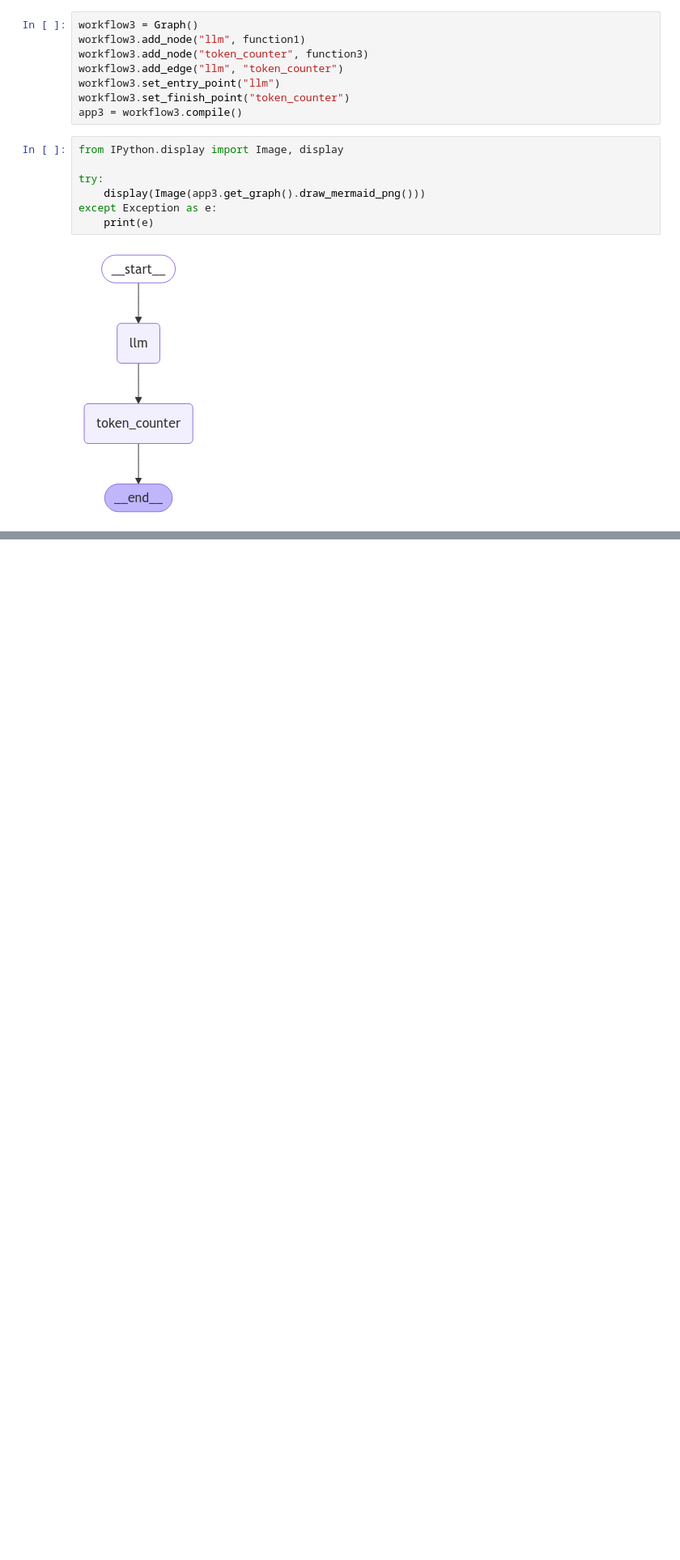
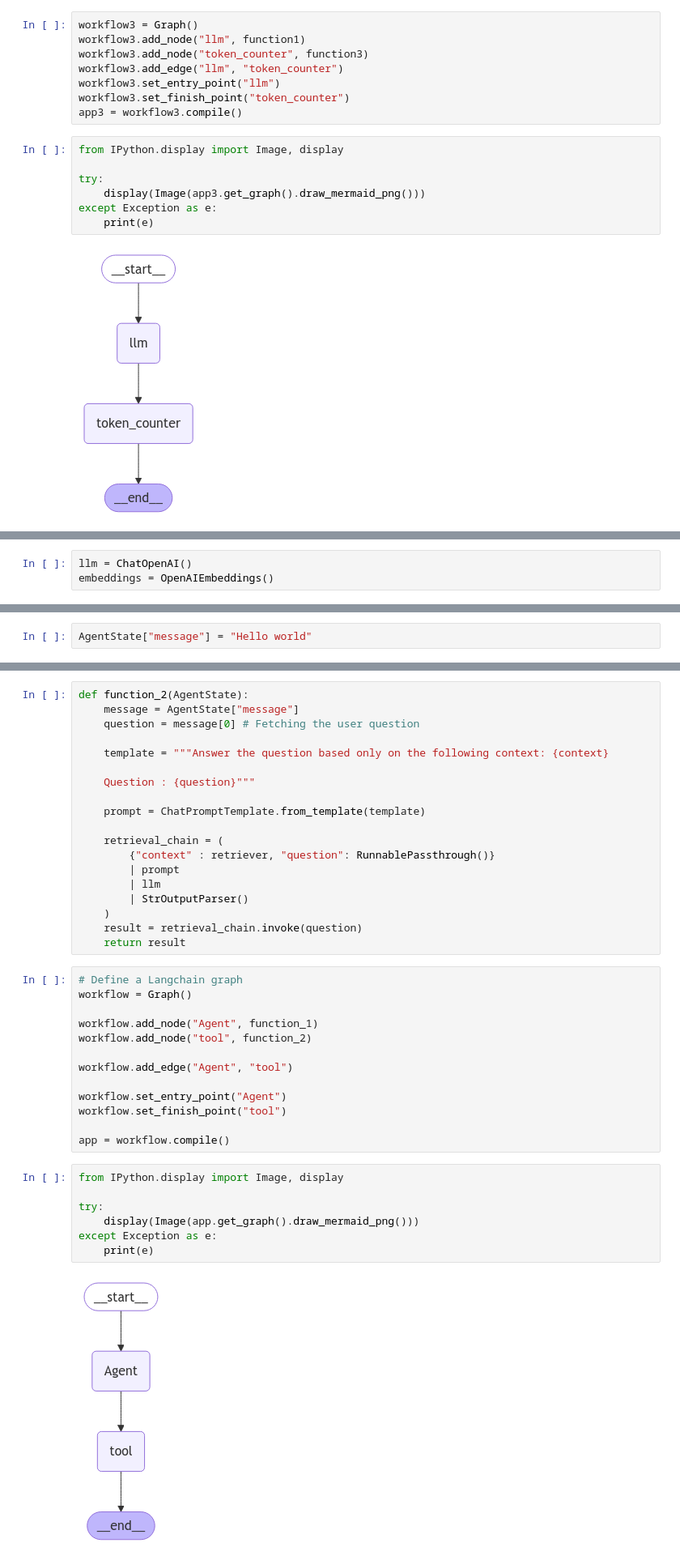
Before and after one commit to HiteshRam666/LangGraph, a Jupyter notebook: LangGraph_Scratch.ipynb, the cells around one changed output, grey strips where cells are left out. Shown at 81% size. Saved outputs shown, nothing was run; the diff lists cells and outputs as text; blank space fills up the shorter version.

```diff
--- a/LangGraph_Scratch.ipynb
+++ b/LangGraph_Scratch.ipynb
@@ -161,0 +198,3 @@ app3.invoke("Why we use GPU in deep learning ?")
+# %%
+llm = ChatOpenAI()
+embeddings = OpenAIEmbeddings()
@@ -161,0 +216,2 @@ app3.invoke("Why we use GPU in deep learning ?")
+# %%
+AgentState["message"] = "Hello world"
@@ -161,0 +227,41 @@ app3.invoke("Why we use GPU in deep learning ?")
+# %%
+def function_2(AgentState):
+    message = AgentState["message"]
+    question = message[0] # Fetching the user question
+
+    template = """Answer the question based only on the following context: {context}
+
+    Question : {question}"""
+
+    prompt = ChatPromptTemplate.from_template(template)
+
+    retrieval_chain = (
+        {"context" : retriever, "question": RunnablePassthrough()}
+        | prompt
+        | llm
+        | StrOutputParser()
+    )
+    result = retrieval_chain.invoke(question)
+    return result
+# %%
+# Define a Langchain graph
+workflow = Graph()
+
+workflow.add_node("Agent", function_1)
+workflow.add_node("tool", function_2)
+
+workflow.add_edge("Agent", "tool")
+
+workflow.set_entry_point("Agent")
+workflow.set_finish_point("tool")
+
+app = workflow.compile()
+# %%
+from IPython.display import Image, display
+
+try:
+    display(Image(app.get_graph().draw_mermaid_png()))
+except Exception as e:
+    print(e)
+# %% [output]
+[figure, added]
```
Also changed, not shown: parts of 36 cells of this notebook.
